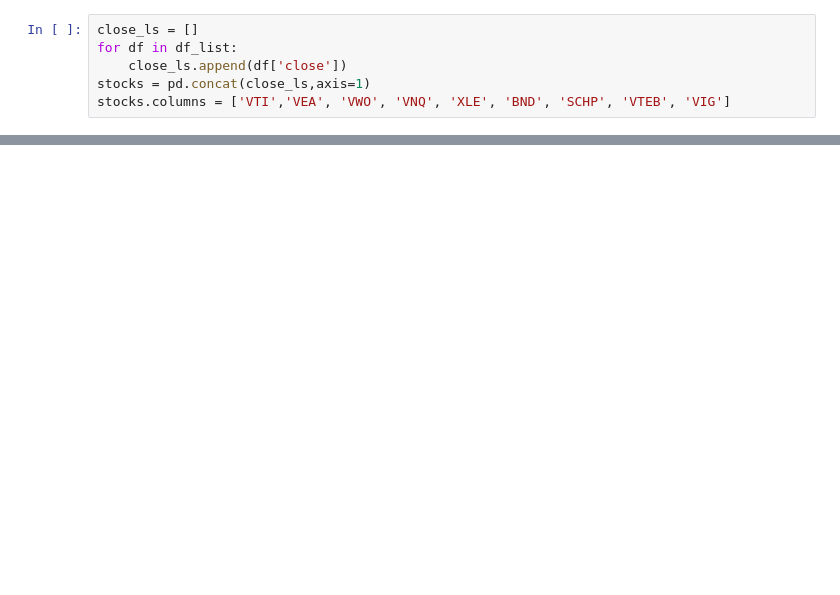
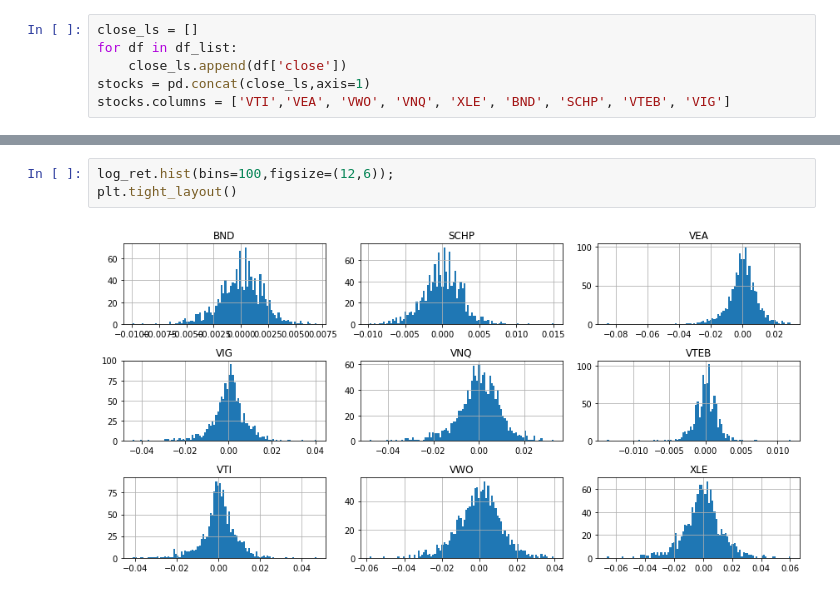
Before and after one commit to jacoblucas95/Portfolio-Optimizer, a Jupyter notebook: setup/data/optimizer_test.ipynb, the cells around one changed output, grey strips where cells are left out. Cells and saved outputs as stored; diff of their text form; blank space fills up the shorter version.

```diff
--- a/setup/data/optimizer_test.ipynb
+++ b/setup/data/optimizer_test.ipynb
@@ -105,3 +114,8 @@ log_ret.head()
+# %%
+log_ret.hist(bins=100,figsize=(12,6));
+plt.tight_layout()
+# %% [output]
+[figure, added]
 # %%
 log_ret.describe().transpose()
 # %% [output]
```
Also changed, not shown: parts of 16 cells of this notebook, 10 other files.
